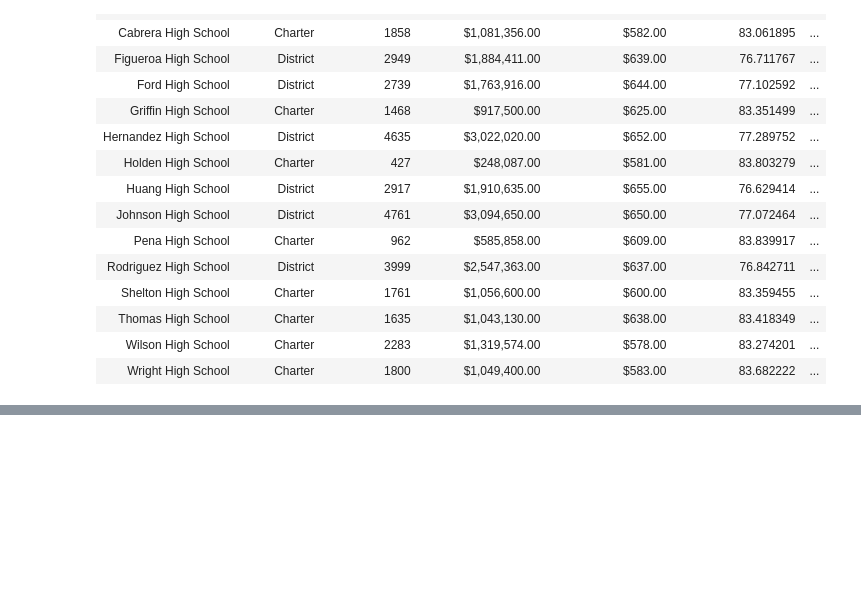
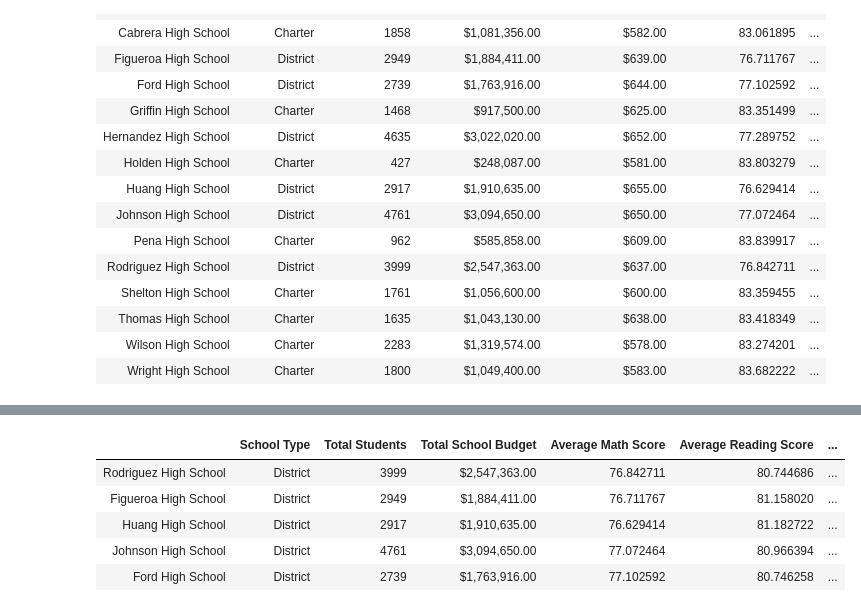
Before and after one commit to cys9689/School_District_Analysis, a Jupyter notebook: PyCitySchools.ipynb, the cells around one changed output, grey strips where cells are left out. Cells and saved outputs as stored; diff of their text form; code cells hidden in the pictures; blank space fills up the shorter version.

```diff
--- a/PyCitySchools.ipynb
+++ b/PyCitySchools.ipynb
@@ -632,0 +648,10 @@ KeyError: "['Per School Budget'] not in index"
+# %%
+bottom_schools = per_school_summary_df.sort_values(["% Overall Passing"], ascending=True)
+bottom_schools.head()
+# %% [output]
+|  | School Type | Total Students | Total School Budget | Average Math Score | Average Reading Score | ... |
+| Rodriguez High School | District | 3999 | $2,547,363.00 | 76.842711 | 80.744686 | ... |
+| Figueroa High School | District | 2949 | $1,884,411.00 | 76.711767 | 81.158020 | ... |
+| Huang High School | District | 2917 | $1,910,635.00 | 76.629414 | 81.182722 | ... |
+| Johnson High School | District | 4761 | $3,094,650.00 | 77.072464 | 80.966394 | ... |
+| Ford High School | District | 2739 | $1,763,916.00 | 77.102592 | 80.746258 | ... |
```
Also changed, not shown: parts of 2 cells of this notebook.
